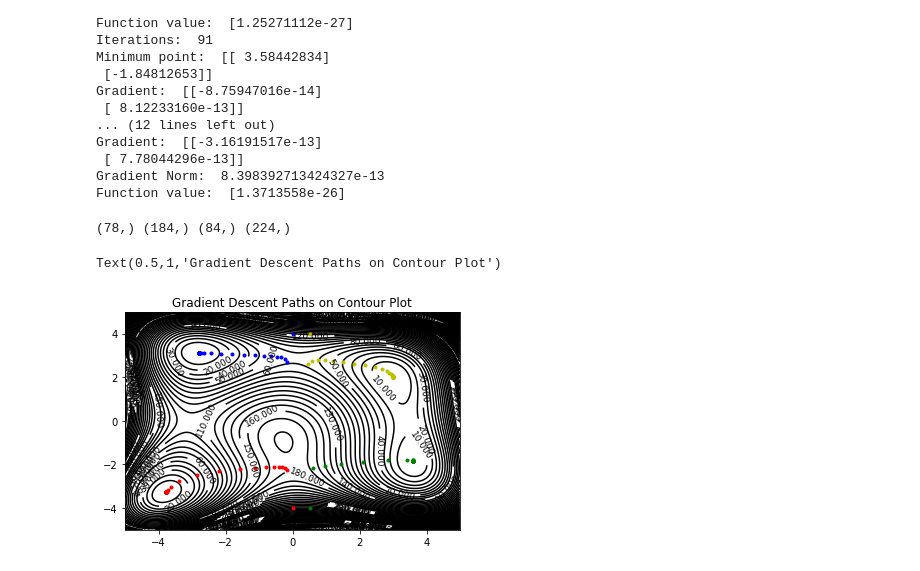
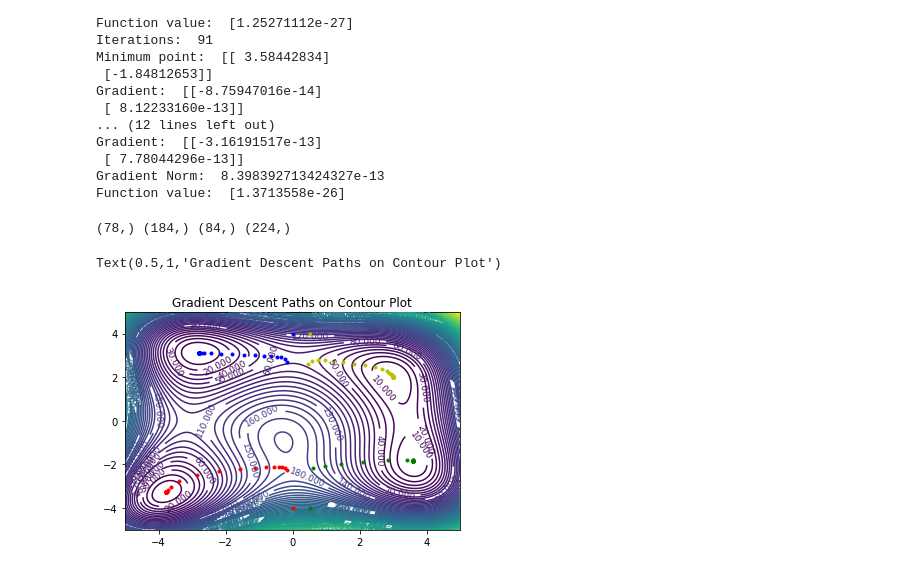
Before and after one commit to JustinWongRutgers/MachineLearningBajwa, a Jupyter notebook: hw3.ipynb, the cells around one changed output. Saved outputs shown, nothing was run; the diff lists cells and outputs as text; code cells hidden in the pictures.

```diff
--- a/hw3.ipynb
+++ b/hw3.ipynb
@@ -79,26 +79,24 @@ X, Y = np.meshgrid(x, y)
 Z = (X**2 + Y - 11)**2 + (X + Y**2 - 7)**2
 # %%
 plt.figure()
-CS = plt.contour(X, Y, Z, 100,
-                 colors='k',  # negative contours will be dashed by default
-                 )
+CS = plt.contour(X, Y, Z, 100)
 plt.clabel(CS, fontsize=9, inline=10)
 #print(p1.shape)
 print(p1.shape, p2.shape, p3.shape, p4.shape)
 P1 = p1.reshape((len(p1)//2, 2)).transpose()
 P2 = p2.reshape((len(p2)//2, 2)).transpose()
 P3 = p3.reshape((len(p3)//2, 2)).transpose()
 P4 = p4.reshape((len(p4)//2, 2)).transpose()
 
 plt.plot(P1[0], P1[1], 'r.')
 plt.plot(P2[0], P2[1], 'g.')
 plt.plot(P3[0], P3[1], 'b.')
 plt.plot(P4[0], P4[1], 'y.')
 plt.title('Gradient Descent Paths on Contour Plot')
 # %% [output]
 (78,) (184,) (84,) (224,)
 Text(0.5,1,'Gradient Descent Paths on Contour Plot')
-[figure, old version]
+[figure, new version]
 # %%
 from scipy.stats import multivariate_normal
 # %%
```
Also changed, not shown: parts of 1 cell of this notebook.
